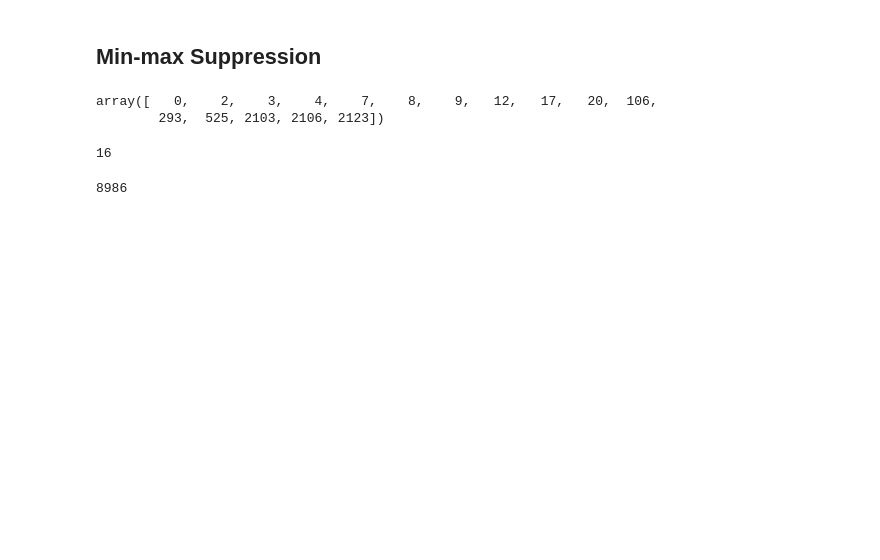
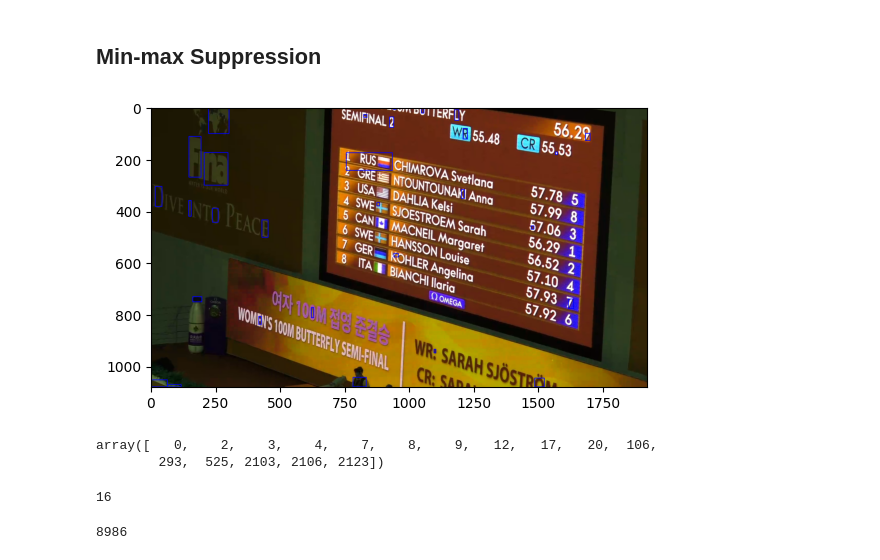
Before and after one commit to Itim-B/sports_scr, a Jupyter notebook: notebooks/tests-opencv-detection.ipynb, the cells around one changed output. Saved outputs shown, nothing was run; the diff lists cells and outputs as text; code cells hidden in the pictures; blank space fills up the shorter version.

```diff
--- a/notebooks/tests-opencv-detection.ipynb
+++ b/notebooks/tests-opencv-detection.ipynb
@@ -75,24 +80,25 @@ cv2.destroyAllWindows()
 # %%
 # Reset img
 img = backup_img.copy()
 
 confidences = [1 for x in rectangles]
 
 # Convert the list of bounding boxes to a numpy array
 boxes = np.array(rectangles, dtype="float32")
 
 # Perform non-maximum suppression
 indices = cv2.dnn.NMSBoxes(boxes, confidences, 0.5, 0.3)
 
 # Draw rectangles around the regions after suppression
 for i in indices:
     x1, y1, x2, y2 = boxes[i]
     cv2.rectangle(img, (int(x1), int(y1)), (int(x2), int(y2)), (0, 0, 255), 2)
 
 # Display the image with the rectangles
-cv2.imshow('Image with rectangles', img)
-cv2.waitKey(0)
-cv2.destroyAllWindows()
+plt.imshow(img)
+plt.show()
+# %% [output]
+[figure, added]
 # %%
 indices
 # %% [output]
```
Also changed, not shown: parts of 9 cells of this notebook.
